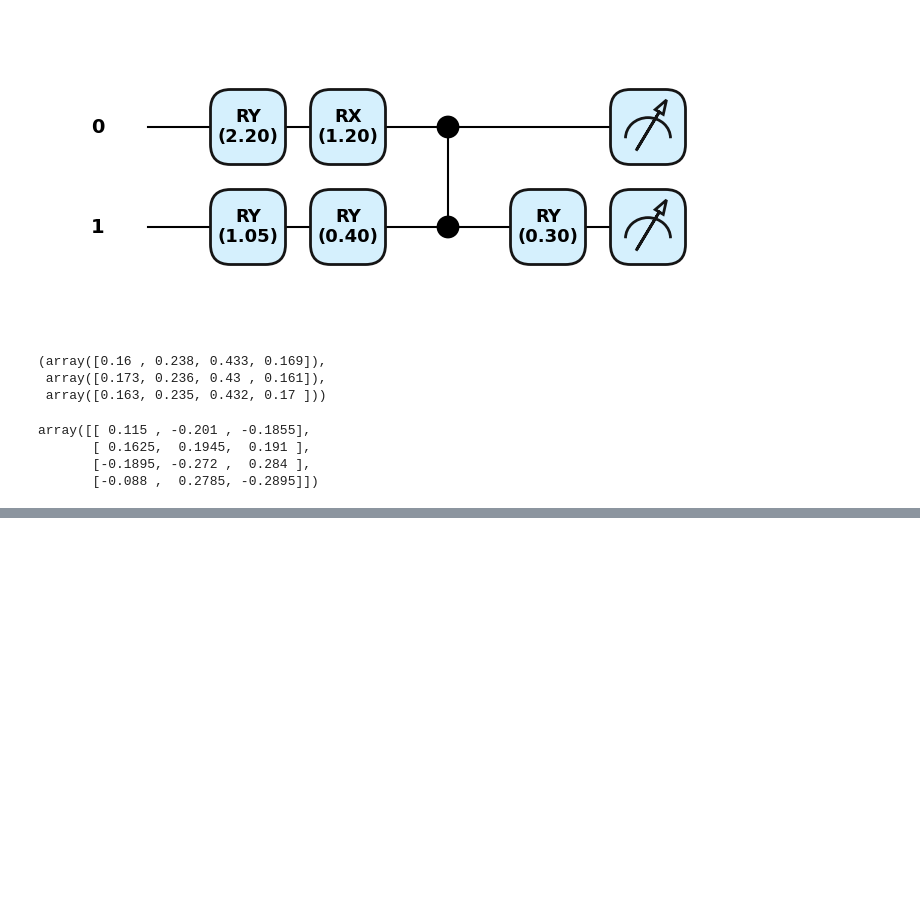
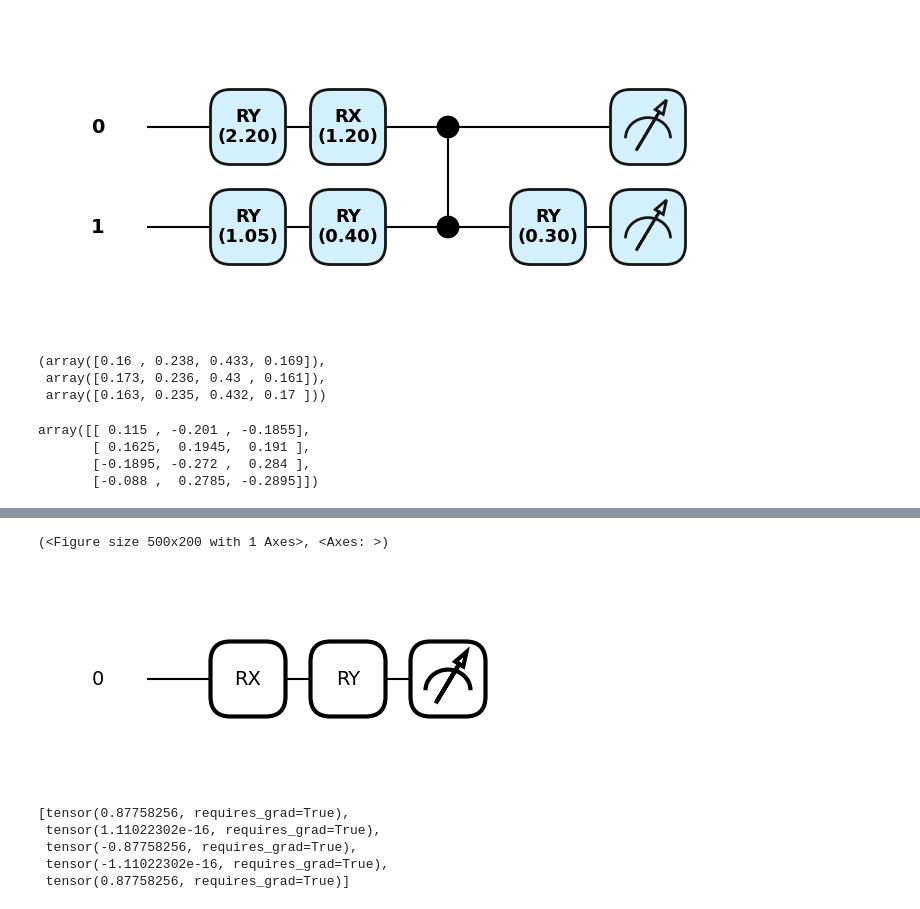
Before and after one commit to sebkaz-teaching/qml2025, a Jupyter notebook: cwiczenia/cw6.ipynb, the cells around one changed output, grey strips where cells are left out. Drawn from its saved outputs; the diff is of its cells as text; code cells hidden in the pictures; blank space fills up the shorter version.

```diff
--- a/cwiczenia/cw6.ipynb
+++ b/cwiczenia/cw6.ipynb
@@ -44,0 +67,21 @@ array([[ 0.115 , -0.201 , -0.1855],
+# %%
+dev = qml.device('default.qubit', wires=1)
+@qml.qnode(dev)
+def qreg(datapoint, params):
+    qml.RX(datapoint, wires=0)
+    qml.RY(params, wires=0)
+    #qml.Rot(params[0], params[1], params[2], wires=0)
+    return qml.expval(qml.PauliZ(wires=0))
+# %%
+qml.draw_mpl(qreg)([0.1],[0.2])
+# %% [output]
+(<Figure size 500x200 with 1 Axes>, <Axes: >)
+[figure, added]
+# %%
+[qreg(x, 0.5)  for x in X]
+# %% [output]
+[tensor(0.87758256, requires_grad=True),
+ tensor(1.11022302e-16, requires_grad=True),
+ tensor(-0.87758256, requires_grad=True),
+ tensor(-1.11022302e-16, requires_grad=True),
+ tensor(0.87758256, requires_grad=True)]
```
Also changed, not shown: parts of 38 cells of this notebook, 2 other files.
